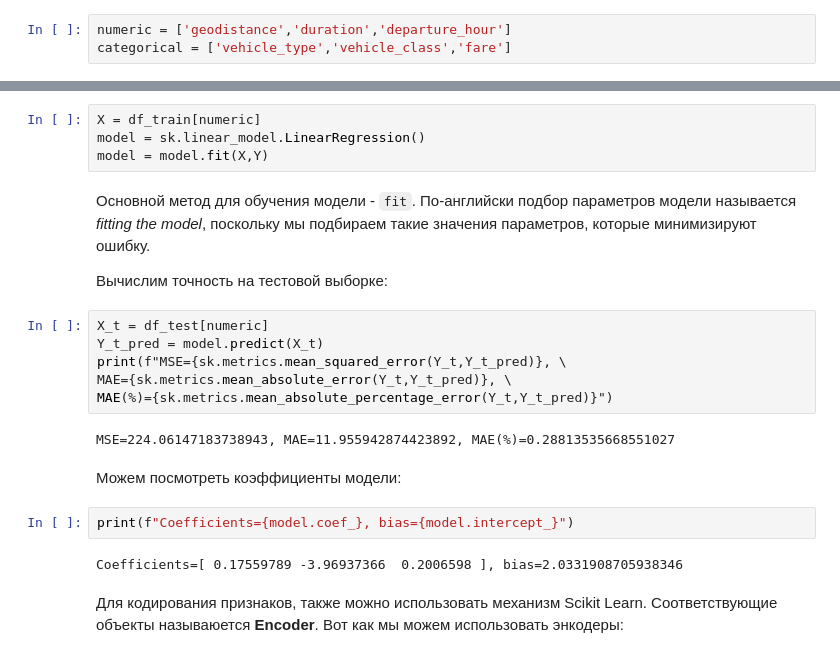
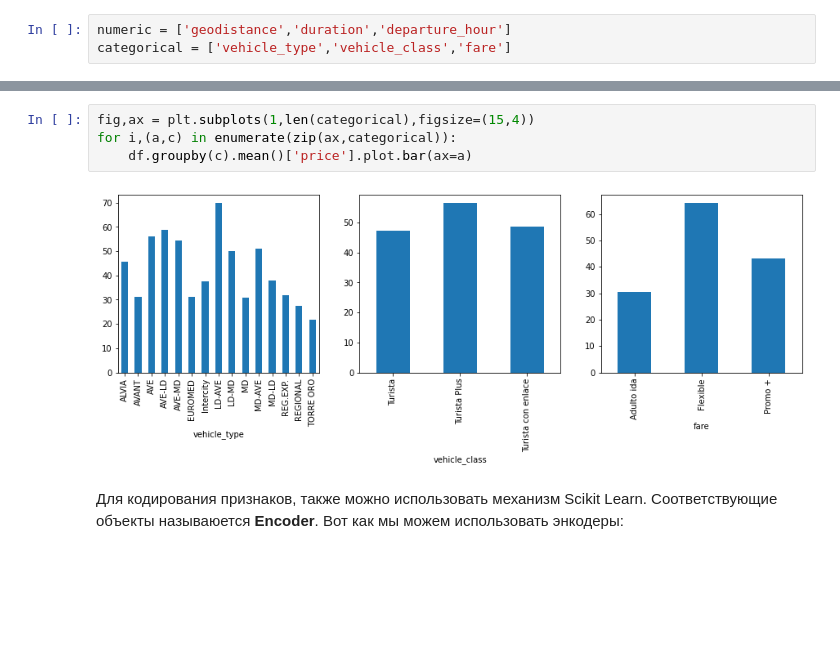
Before and after one commit to shwars/talap_ai, a Jupyter notebook: 3-ML/1-Regression/Regression.ipynb, the cells around one changed output, grey strips where cells are left out. Drawn from its saved outputs; the diff is of its cells as text; blank space fills up the shorter version.

```diff
--- a/3-ML/1-Regression/Regression.ipynb
+++ b/3-ML/1-Regression/Regression.ipynb
@@ -223,25 +227,9 @@ categorical = ['vehicle_type','vehicle_class','fare']
-# %%
-X = df_train[numeric]
-model = sk.linear_model.LinearRegression()
-model = model.fit(X,Y)
-# %% [markdown]
-Основной метод для обучения модели - `fit`. По-английски подбор параметров модели называется *fitting the model*, поскольку мы подбираем такие значения параметров, которые минимизируют ошибку.
-
-Вычислим точность на тестовой выборке:
-# %%
-X_t = df_test[numeric]
-Y_t_pred = model.predict(X_t)
-print(f"MSE={sk.metrics.mean_squared_error(Y_t,Y_t_pred)}, \
-MAE={sk.metrics.mean_absolute_error(Y_t,Y_t_pred)}, \
-MAE(%)={sk.metrics.mean_absolute_percentage_error(Y_t,Y_t_pred)}")
-# %% [output]
-MSE=224.06147183738943, MAE=11.955942874423892, MAE(%)=0.28813535668551027
-# %% [markdown]
-Можем посмотреть коэффициенты модели:
-# %%
-print(f"Coefficients={model.coef_}, bias={model.intercept_}")
-# %% [output]
-Coefficients=[ 0.17559789 -3.96937366  0.2006598 ], bias=2.0331908705938346
+# %%
+fig,ax = plt.subplots(1,len(categorical),figsize=(15,4))
+for i,(a,c) in enumerate(zip(ax,categorical)):
+    df.groupby(c).mean()['price'].plot.bar(ax=a)
+# %% [output]
+[figure, added]
 # %% [markdown]
 Для кодирования признаков, также можно использовать механизм Scikit Learn. Соответствующие объекты называюется **Encoder**. Вот как мы можем использовать энкодеры:
 # %%
```
Also changed, not shown: parts of 29 cells of this notebook, 5 other files.
